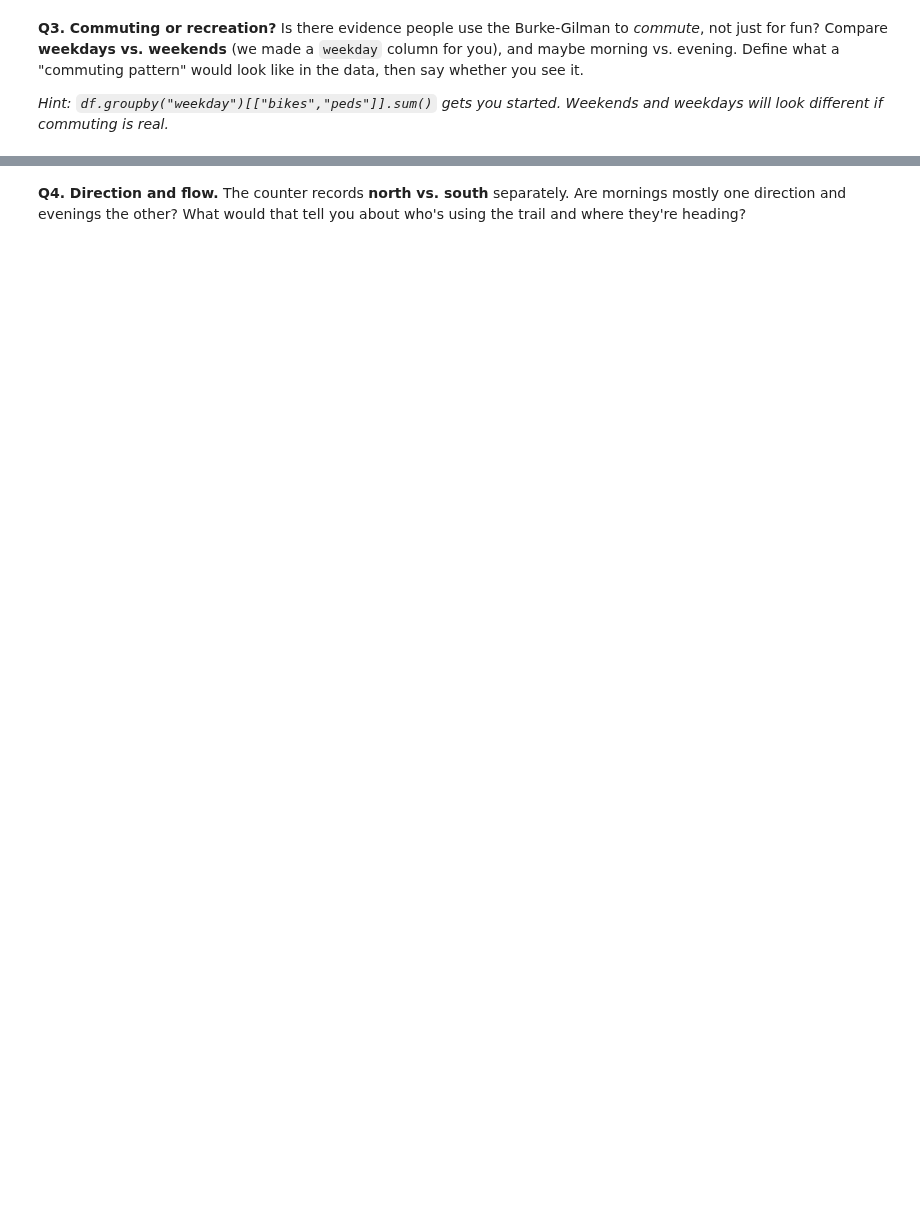
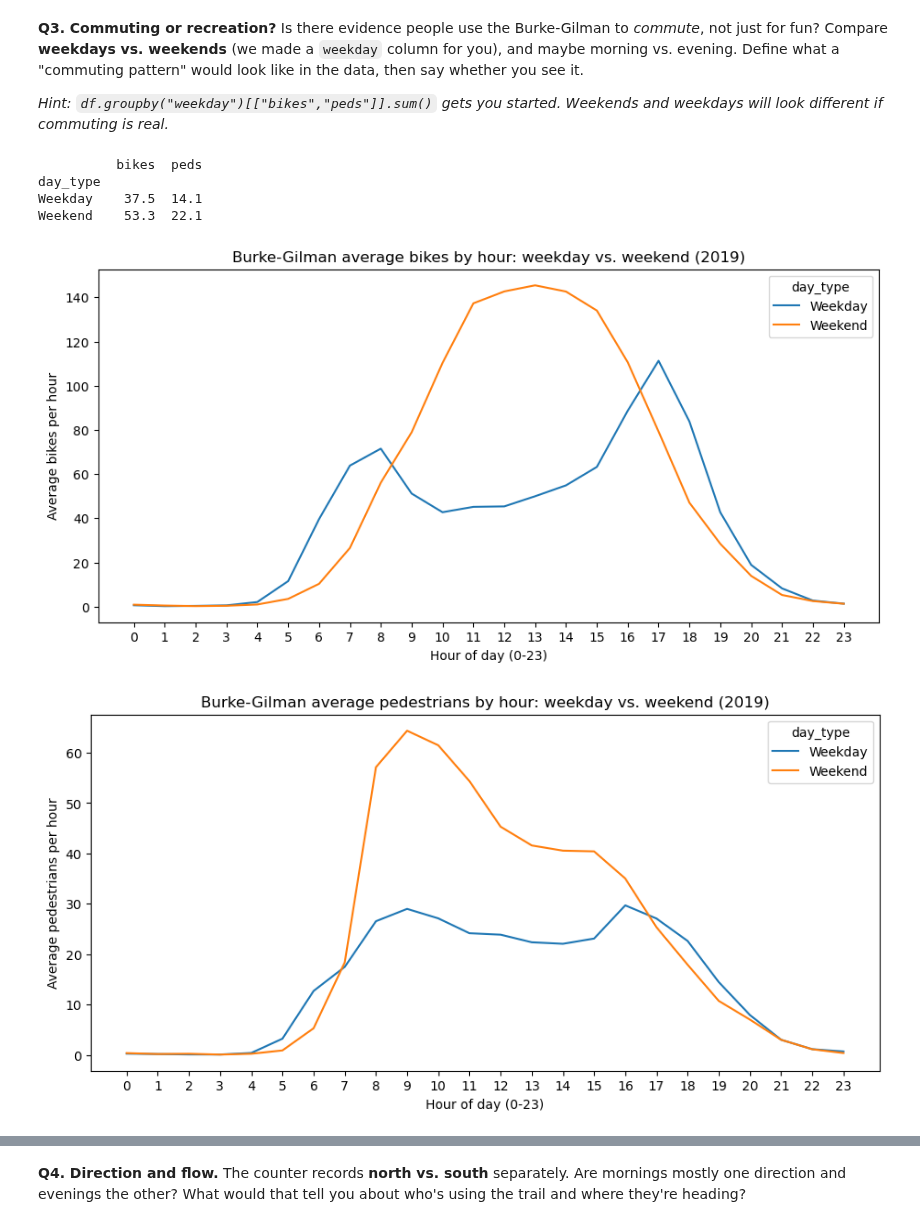
Before and after one commit to ashleybzhang/hcde-410, a Jupyter notebook: A1/A1.ipynb, the cells around one changed output, grey strips where cells are left out. Drawn from its saved outputs; the diff is of its cells as text; code cells hidden in the pictures; blank space fills up the shorter version.

```diff
--- a/A1/A1.ipynb
+++ b/A1/A1.ipynb
@@ -121,6 +226,31 @@ Is there evidence people use the Burke-Gilman to *commute*, not just for fun? Co
 *Hint: `df.groupby("weekday")[["bikes","peds"]].sum()` gets you started. Weekends and weekdays will look different if commuting is real.*
 # %%
 # Your code for Q3
+# label each row as weekday or weekend
+df["day_type"] = df["weekday"].isin(["Saturday", "Sunday"]).map({True: "Weekend", False: "Weekday"})
+
+# 1. average hourly traffic: weekday vs. weekend (per-hour averages, so the
+#    5 weekdays and 2 weekend days are comparable)
+print(df.groupby("day_type")[["bikes", "peds"]].mean().round(1))
+
+# 2. average count by hour of day, split by day type
+by_hour_type = df.groupby(["day_type", "hour"])[["bikes", "peds"]].mean()
+
+# 3. plot bikes and peds, weekday vs. weekend
+for col, label in [("bikes", "Bikes"), ("peds", "Pedestrians")]:
+    by_hour_type[col].unstack(level=0).plot(figsize=(11, 5))
+    plt.title(f"Burke-Gilman average {label.lower()} by hour: weekday vs. weekend (2019)")
+    plt.xlabel("Hour of day (0-23)")
+    plt.ylabel(f"Average {label.lower()} per hour")
+    plt.xticks(range(0, 24))
+    plt.show()
+# %% [output]
+          bikes  peds
+day_type
+Weekday    37.5  14.1
+Weekend    53.3  22.1
+[figure, added]
+[figure, added]
 # %% [markdown]
 **Your Q3 answer:**
 
```
Also changed, not shown: parts of 13 cells of this notebook, 1 other file.
